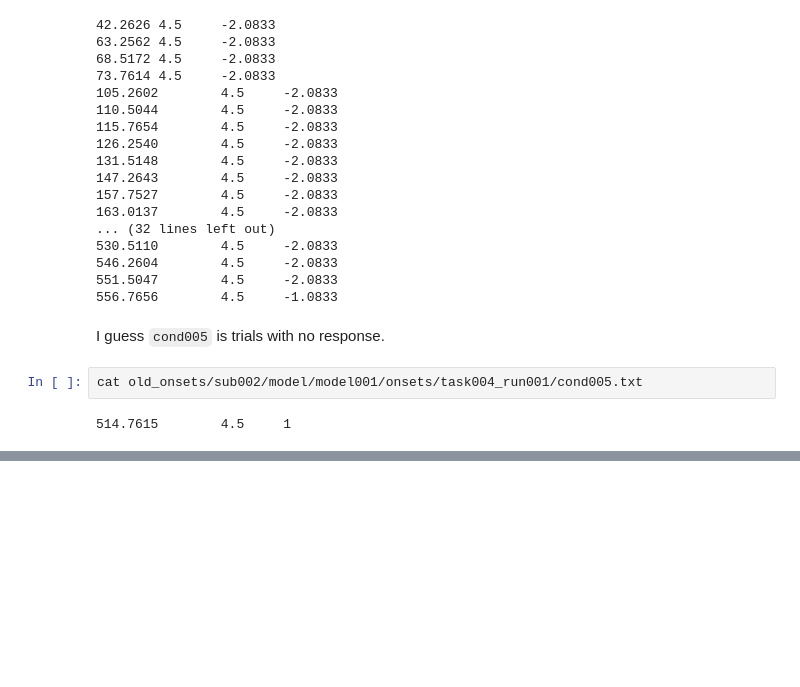
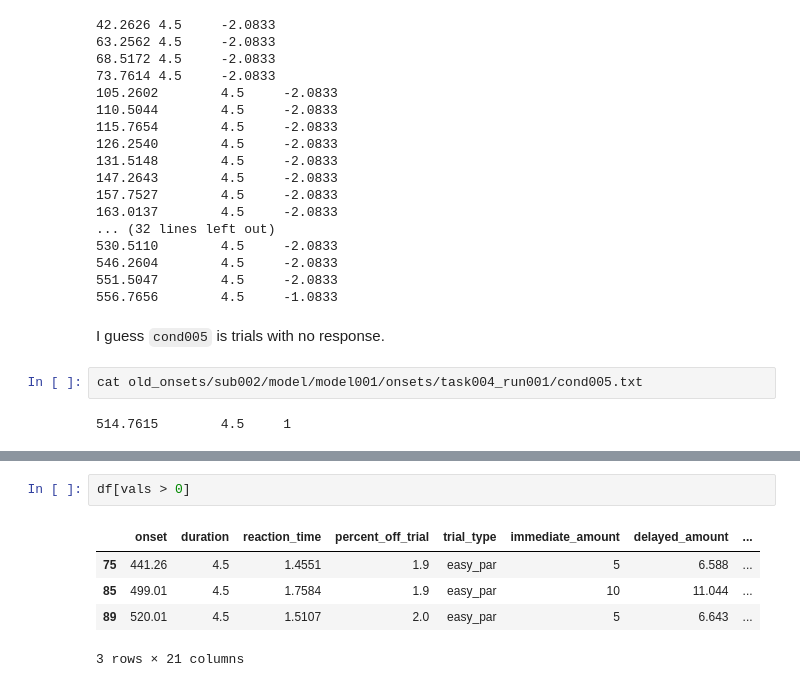
Before and after one commit to matthew-brett/msc_imaging, a Jupyter notebook: on_td.ipynb, the cells around one changed output, grey strips where cells are left out. Cells and saved outputs as stored; diff of their text form; blank space fills up the shorter version.

```diff
--- a/on_td.ipynb
+++ b/on_td.ipynb
@@ -131,0 +153,8 @@ cat old_onsets/sub002/model/model001/onsets/task004_run001/cond005.txt
+# %%
+df[vals > 0]
+# %% [output]
+|  | onset | duration | reaction_time | percent_off_trial | trial_type | immediate_amount | delayed_amount | ... |
+| 75 | 441.26 | 4.5 | 1.4551 | 1.9 | easy_par | 5 | 6.588 | ... |
+| 85 | 499.01 | 4.5 | 1.7584 | 1.9 | easy_par | 10 | 11.044 | ... |
+| 89 | 520.01 | 4.5 | 1.5107 | 2.0 | easy_par | 5 | 6.643 | ... |
+3 rows × 21 columns
```
Also changed, not shown: parts of 2 cells of this notebook, 3 other files.
